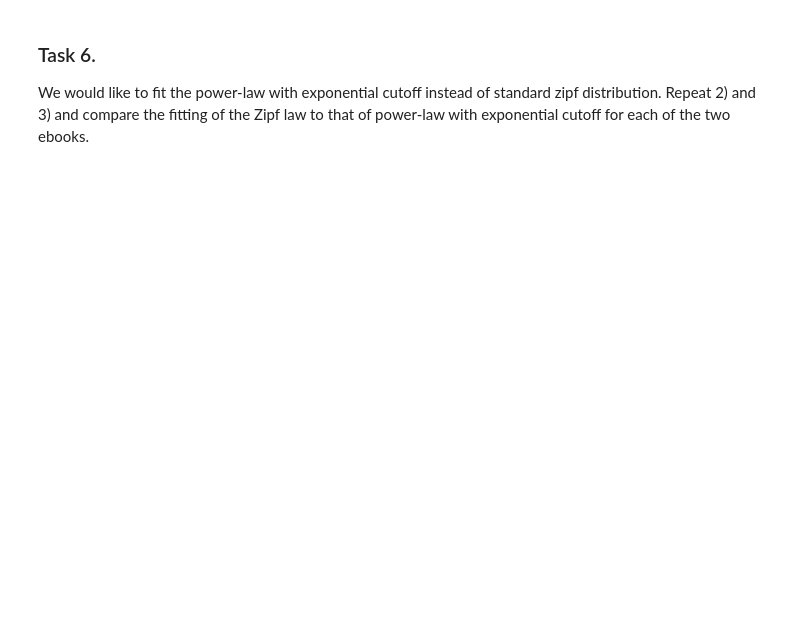
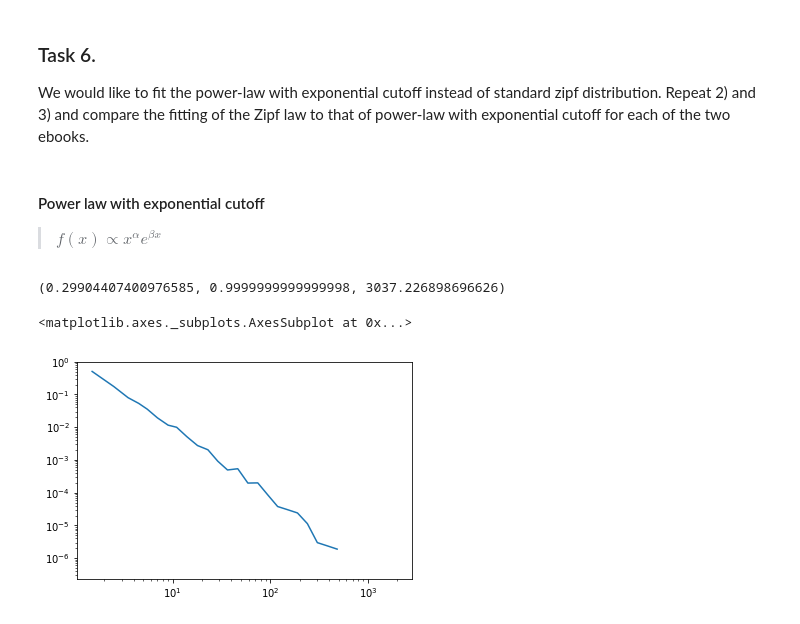
Before and after one commit to simppasofia/nlpproject, a Jupyter notebook: project.ipynb, the cells around one changed output. Drawn from its saved outputs; the diff is of its cells as text; code cells hidden in the pictures; blank space fills up the shorter version.

```diff
--- a/project.ipynb
+++ b/project.ipynb
@@ -255,3 +239,7 @@ https://stackoverflow.com/questions/61582631/how-to-add-a-zipf-curve-to-a-bar-pl
 ### Task 6.
 
 We would like to fit the power-law with exponential cutoff instead of standard zipf distribution. Repeat 2) and 3) and compare the fitting of the Zipf law to that of power-law with exponential cutoff for each of the two ebooks.
+# %% [markdown]
+#### Power law with exponential cutoff
+
+> $f(x) \propto x^{\alpha}e^{\beta x} $
@@ -257,0 +266,9 @@ We would like to fit the power-law with exponential cutoff instead of standard z
+# %%
+sts.powerlaw.fit(freqs["flatland.txt"])
+# %% [output]
+(0.29904407400976585, 0.9999999999999998, 3037.226898696626)
+# %%
+powerlaw.plot_pdf(freqs["flatland.txt"])
+# %% [output]
+<matplotlib.axes._subplots.AxesSubplot at 0x...>
+[figure, added]
```
Also changed, not shown: parts of 21 cells of this notebook.
